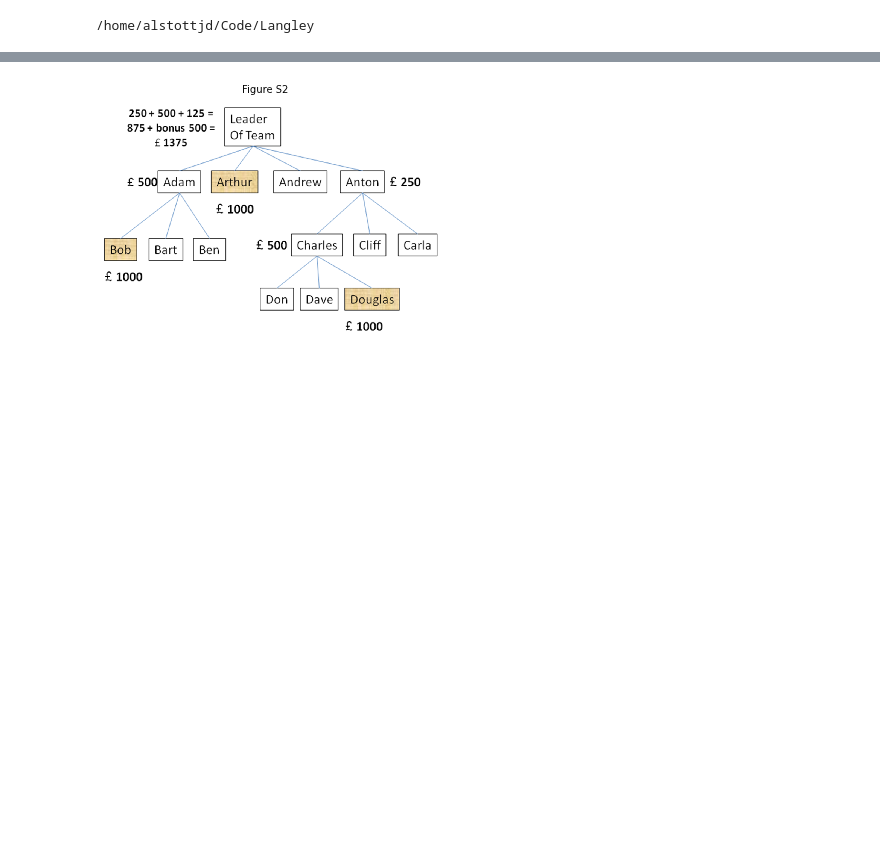
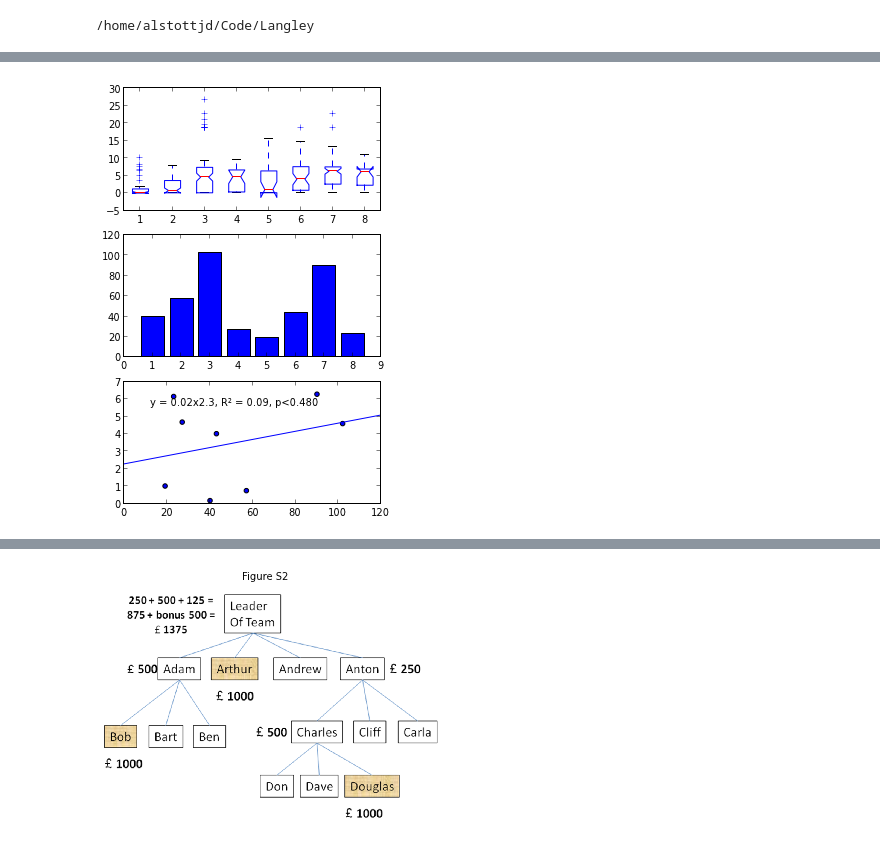
Before and after one commit to jeffalstott/Langley, a Jupyter notebook: Langley Figures.ipynb, the cells around one changed output, grey strips where cells are left out. Drawn from its saved outputs; the diff is of its cells as text; code cells hidden in the pictures; blank space fills up the shorter version.

```diff
--- a/Langley Figures.ipynb
+++ b/Langley Figures.ipynb
@@ -23,3 +23,94 @@ ds = ds_ris[:,1]
 ris = ds_ris[:,0]
 number_of_children = ds_ris[:,2]
 depths = ds_ris[:,3]
+# %%
+z=1
+ri_1_1_1 = asarray([q for q in session.query(db.LangleyParticipant)\
+    .filter_by(Same_Age_as_Parent=1)\
+    .filter_by(Heard_Through_Same_Medium_as_Parent=1)\
+    .filter_by(Same_Relationship_to_Parent_as_They_Had_to_Their_Parent=1)\
+    .filter(db.LangleyParticipant\
+    .Parent_Child_Registration_Interval!=None).values(getattr(db.LangleyParticipant, 'Parent_Child_Registration_Interval_Corrected'))]).flatten()
+
+ri_0_1_1 = asarray([q for q in session.query(db.LangleyParticipant)\
+    .filter_by(Same_Age_as_Parent=0)\
+    .filter_by(Heard_Through_Same_Medium_as_Parent=1)\
+    .filter_by(Same_Relationship_to_Parent_as_They_Had_to_Their_Parent=1)\
+    .filter(db.LangleyParticipant\
+    .Parent_Child_Registration_Interval!=None).values(getattr(db.LangleyParticipant, 'Parent_Child_Registration_Interval_Corrected'))]).flatten()
+
+ri_1_0_1 = asarray([q for q in session.query(db.LangleyParticipant)\
+    .filter_by(Same_Age_as_Parent=1)\
+    .filter_by(Heard_Through_Same_Medium_as_Parent=0)\
+    .filter_by(Same_Relationship_to_Parent_as_They_Had_to_Their_Parent=1)\
+    .filter(db.LangleyParticipant\
+    .Parent_Child_Registration_Interval!=None).values(getattr(db.LangleyParticipant, 'Parent_Child_Registration_Interval_Corrected'))]).flatten()
+
+ri_0_0_1 = asarray([q for q in session.query(db.LangleyParticipant)\
+    .filter_by(Same_Age_as_Parent=0)\
+    .filter_by(Heard_Through_Same_Medium_as_Parent=0)\
+    .filter_by(Same_Relationship_to_Parent_as_They_Had_to_Their_Parent=1)\
+    .filter(db.LangleyParticipant\
+    .Parent_Child_Registration_Interval!=None).values(getattr(db.LangleyParticipant, 'Parent_Child_Registration_Interval_Corrected'))]).flatten()
+
+ri_1_1_0 = asarray([q for q in session.query(db.LangleyParticipant)\
+    .filter_by(Same_Age_as_Parent=1)\
+    .filter_by(Heard_Through_Same_Medium_as_Parent=1)\
+    .filter_by(Same_Relationship_to_Parent_as_They_Had_to_Their_Parent=0)\
+    .filter(db.LangleyParticipant\
+    .Parent_Child_Registration_Interval!=None).values(getattr(db.LangleyParticipant, 'Parent_Child_Registration_Interval_Corrected'))]).flatten()
+
+ri_0_1_0 = asarray([q for q in session.query(db.LangleyParticipant)\
+    .filter_by(Same_Age_as_Parent=0)\
+    .filter_by(Heard_Through_Same_Medium_as_Parent=1)\
+    .filter_by(Same_Relationship_to_Parent_as_They_Had_to_Their_Parent=0)\
+    .filter(db.LangleyParticipant\
+    .Parent_Child_Registration_Interval!=None).values(getattr(db.LangleyParticipant, 'Parent_Child_Registration_Interval_Corrected'))]).flatten()
+
+ri_1_0_0 = asarray([q for q in session.query(db.LangleyParticipant)\
+    .filter_by(Same_Age_as_Parent=1)\
+    .filter_by(Heard_Through_Same_Medium_as_Parent=0)\
+    .filter_by(Same_Relationship_to_Parent_as_They_Had_to_Their_Parent=0)\
+    .filter(db.LangleyParticipant\
+    .Parent_Child_Registration_Interval!=None).values(getattr(db.LangleyParticipant, 'Parent_Child_Registration_Interval_Corrected'))]).flatten()
+
+ri_0_0_0 = asarray([q for q in session.query(db.LangleyParticipant)\
+    .filter_by(Same_Age_as_Parent=0)\
+    .filter_by(Heard_Through_Same_Medium_as_Parent=0)\
+    .filter_by(Same_Relationship_to_Parent_as_They_Had_to_Their_Parent=0)\
+    .filter(db.LangleyParticipant\
+    .Parent_Child_Registration_Interval!=None).values(getattr(db.LangleyParticipant, 'Parent_Child_Registration_Interval_Corrected'))]).flatten()
+
+#vals = asarray([ri_same_age, ri_different_age, ri_same_medium,  ri_different_medium, ri_same_relationship, ri_different_relationship])
+vals = asarray([ri_1_1_1, ri_1_1_0, ri_1_0_0, ri_1_0_1, ri_0_1_1, ri_0_1_0, ri_0_0_0, ri_0_0_1])
+vals = vals/(60*60.0*24.0)
+freqs = []
+medians = []
+for i in vals:
+    freqs.append(len(i))
+    medians.append(median(i))
+
+freqs = asarray(freqs)
+medians = asarray(medians)
+
+#fig4a = plt.figure(figsize=(8,16))
+figx = plt.figure(figsize=(4.6,7.44295635))
+#figures.append(fig4a)
+ylabel_offset = -0.3
+ax11 = figx.add_subplot(311)
+bp = ax11.boxplot(vals, notch=1)
+width = .75
+ind = arange(len(freqs))+(1-width/2)
+ax21 = figx.add_subplot(312)
+ax21.bar(ind, freqs)
+ax31 = figx.add_subplot(313)
+ax31.scatter(freqs, medians)
+
+m, b, r, p, stderr = linregress(freqs, medians)
+xlim(0, xlim()[1])
+x = asarray(xlim())
+y = m*x+b
+ax31.plot(x,y)
+ylim(0, ylim()[1])
+text(.1, .8, u"y = %.2fx%.1f, R\u00B2 = %.2f, p<%.3f"%(m,b,r**2,p), transform = ax31.transAxes)
+# %% [output]
@@ -26,2 +118,3 @@ depths = ds_ris[:,3]
+[figure, added]
 # %%
 z=1
```
Also changed, not shown: parts of 17 cells of this notebook, 14 other files.
